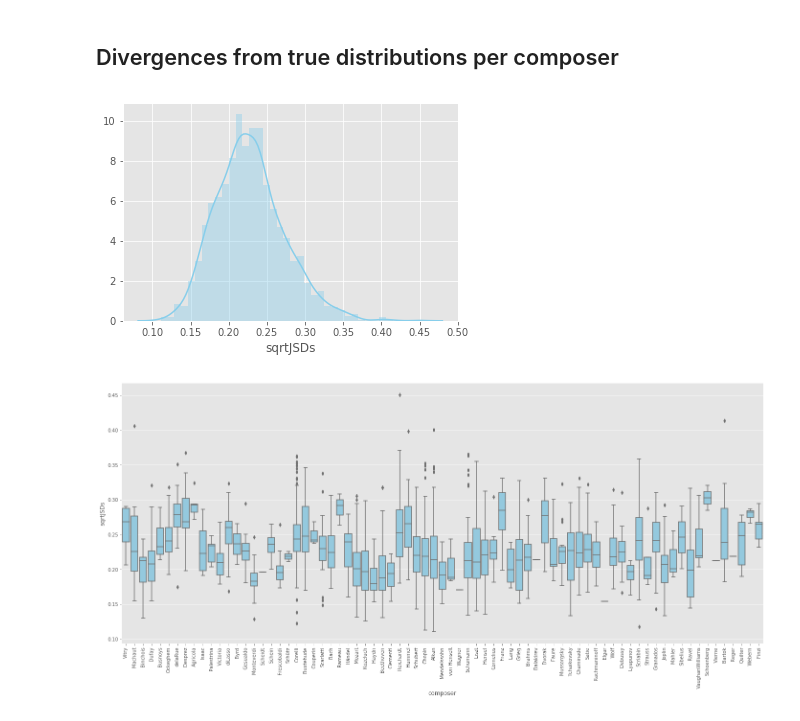
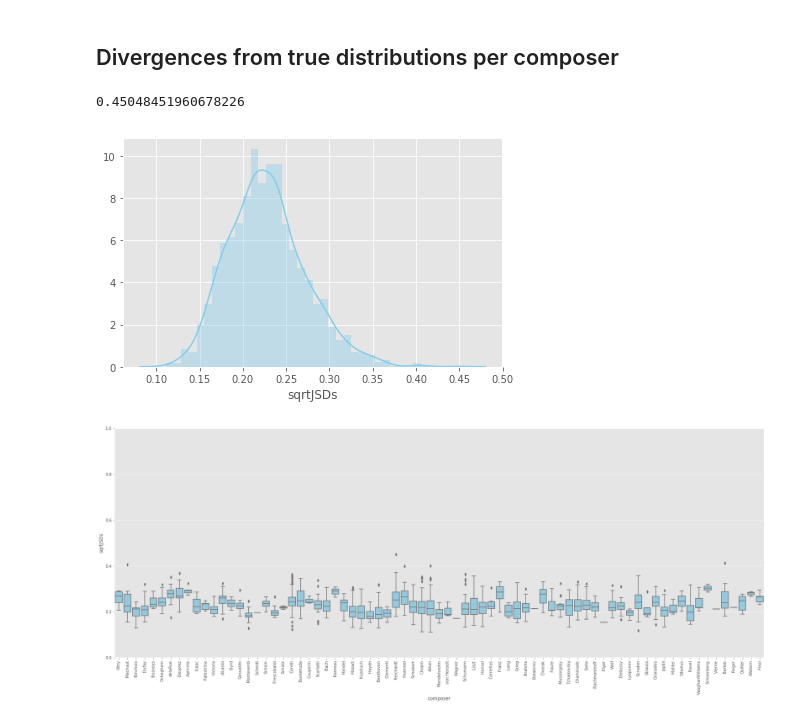
Before and after one commit to DCMLab/tonal-diffusion-model, a Jupyter notebook: analysis.ipynb, the cells around one changed output. Cells and saved outputs as stored; diff of their text form; code cells hidden in the pictures.

Commit message:
export example figures

```diff
--- a/analysis.ipynb
+++ b/analysis.ipynb
@@ -103,10 +103,16 @@ plt.savefig('img/bootstrapped_params.png', dpi=300)
 ## Divergences from true distributions per composer
 # %%
 df['sqrtJSDs'] = df['JSDs'].apply(np.sqrt)
+# %%
+df.sqrtJSDs.max()
+# %% [output]
+0.45048451960678226
 # %%
-sns.distplot(df.sqrtJSDs, color='skyblue');
+sns.distplot(df.sqrtJSDs, color='skyblue')
+plt.tight_layout()
+plt.savefig('img/JSDs_dist.png', dpi=300);
 # %% [output]
-[figure, old version]
+[figure, new version]
 # %%
 fig, ax = plt.subplots(figsize=(24,10))
 
@@ -117,10 +123,12 @@ sns.boxplot(
     data=df, ax=ax)
 
 ax.set_xticklabels(ax.get_xticklabels(),rotation=90)
-# plt.ylim(0,1)
+plt.tight_layout()
+plt.ylim(0,1)
+plt.savefig('img/JSDs_composers.png', dpi=300)
 plt.show()
 # %% [output]
-[figure, old version]
+[figure, new version]
 # %%
 best = df.loc[df.sqrtJSDs.idxmin()]
 best
```
Also changed, not shown: parts of 9 cells of this notebook, 30 other files.
